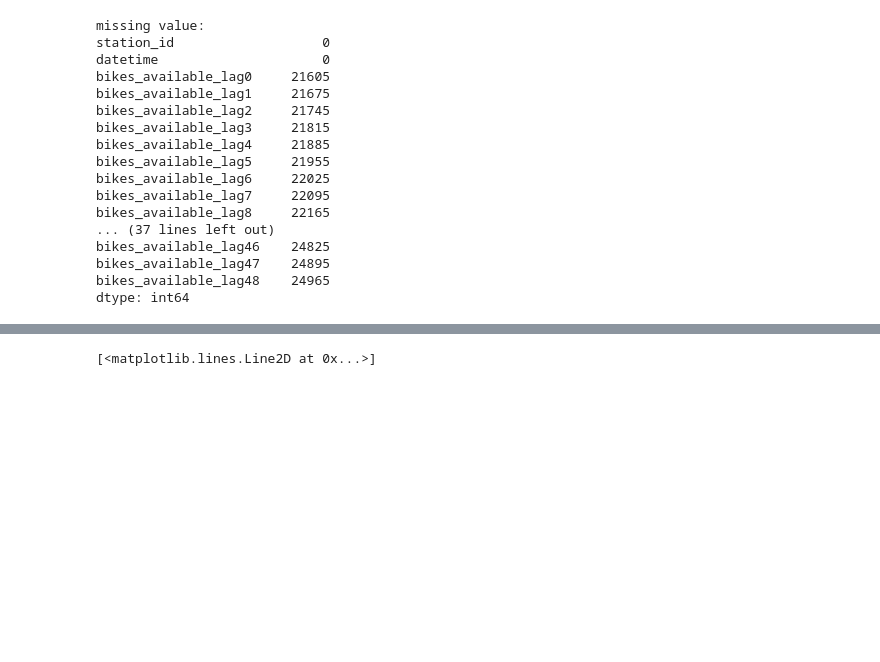
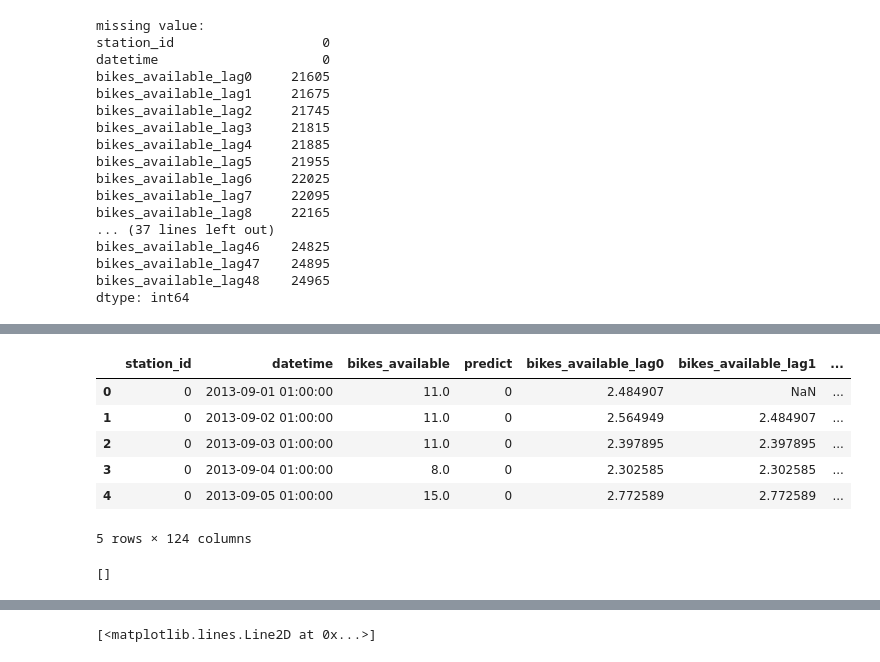
Before and after one commit to snoopy0420/atma_udemy, a Jupyter notebook: notebooks/create_features.ipynb, the cells around one changed output, grey strips where cells are left out. Cells and saved outputs as stored; diff of their text form; code cells hidden in the pictures; blank space fills up the shorter version.

```diff
--- a/notebooks/create_features.ipynb
+++ b/notebooks/create_features.ipynb
@@ -36,6 +36,9 @@ FILE_NAME_WEATHER = yml["SETTING"]["FILE_NAME_WEATHER"]
 import sys
 sys.path.append(DIR_HOME)
 from src.util import Logger, Util
+# %%
+pd.set_option("display.max_columns",100)
+pd.set_option("display.max_rows", 500)
 # %% [markdown]
 # データ読み込み
 # %%
@@ -1384,0 +1323,24 @@ load_feature("df_timefeat_hour1")
+# %%
+load_feature("df_timefeat_bikes_available_hour1").head()
+# %% [output]
+|  | station_id | datetime | bikes_available | predict | bikes_available_lag0 | bikes_available_lag1 | ... |
+| 0 | 0 | 2013-09-01 01:00:00 | 11.0 | 0 | 2.484907 | NaN | ... |
+| 1 | 0 | 2013-09-02 01:00:00 | 11.0 | 0 | 2.564949 | 2.484907 | ... |
+| 2 | 0 | 2013-09-03 01:00:00 | 11.0 | 0 | 2.397895 | 2.397895 | ... |
+| 3 | 0 | 2013-09-04 01:00:00 | 8.0 | 0 | 2.302585 | 2.302585 | ... |
+| 4 | 0 | 2013-09-05 01:00:00 | 15.0 | 0 | 2.772589 | 2.772589 | ... |
+5 rows × 124 columns
+# %%
+# infが含まれる列を抽出
+def extract_inf_columns(df):
+    df = df.select_dtypes(include=[np.number])
+    inf_columns = []
+    for col in df.columns:
+        if df[col].apply(lambda x: np.isinf(x)).sum() > 0:
+            inf_columns.append(col)
+    return inf_columns
+
+# infが含まれる列を抽出
+extract_inf_columns(load_feature("df_timefeat_bikes_available_hour22"))
+# %% [output]
+[]
```
Also changed, not shown: parts of 26 cells of this notebook, 3 other files.
